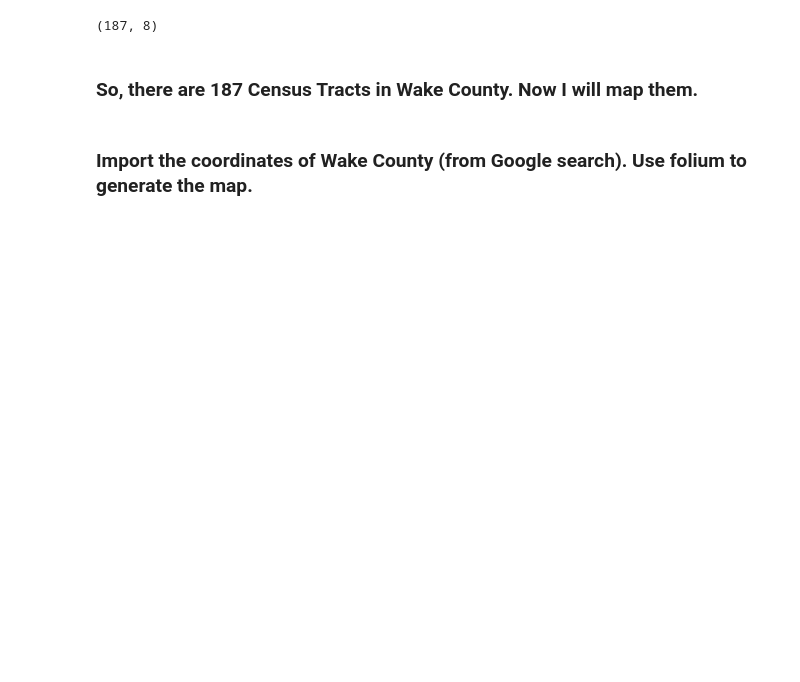
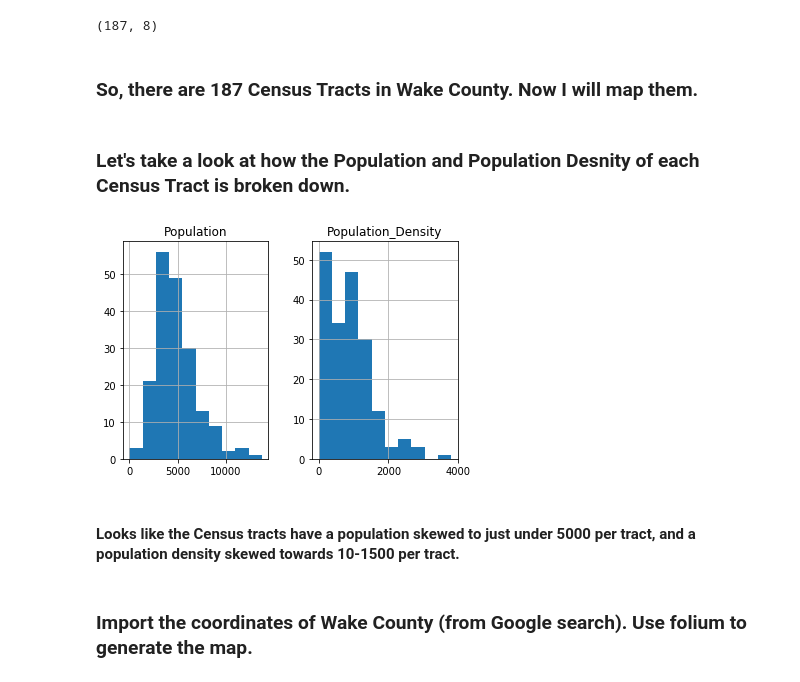
Before and after one commit to MCTrimer/Week_5_Capstone, a Jupyter notebook: Capstone Week 5 Peer Reviewed Project.ipynb, the cells around one changed output. Cells and saved outputs as stored; diff of their text form; code cells hidden in the pictures; blank space fills up the shorter version.

```diff
--- a/Capstone Week 5 Peer Reviewed Project.ipynb
+++ b/Capstone Week 5 Peer Reviewed Project.ipynb
@@ -87,6 +87,19 @@ df_wcpop.shape
 (187, 8)
 # %% [markdown]
 ### So, there are 187 Census Tracts in Wake County.  Now I will map them.
+# %% [markdown]
+### Let's take a look at how the Population and Population Desnity of each Census Tract is broken down.
+# %%
+#Build Histograms
+
+viz = df_wcpop[['Population','Population_Density']]
+viz.hist()
+import matplotlib.pyplot as plt
+plt.show()
+# %% [output]
+[figure, added]
+# %% [markdown]
+#### Looks like the Census tracts have a population skewed to just under 5000 per tract, and a population density skewed towards 10-1500 per tract.
 # %% [markdown]
 ### Import the coordinates of Wake County (from Google search). Use folium to generate the map.
 # %%
```
Also changed, not shown: parts of 9 cells of this notebook.
